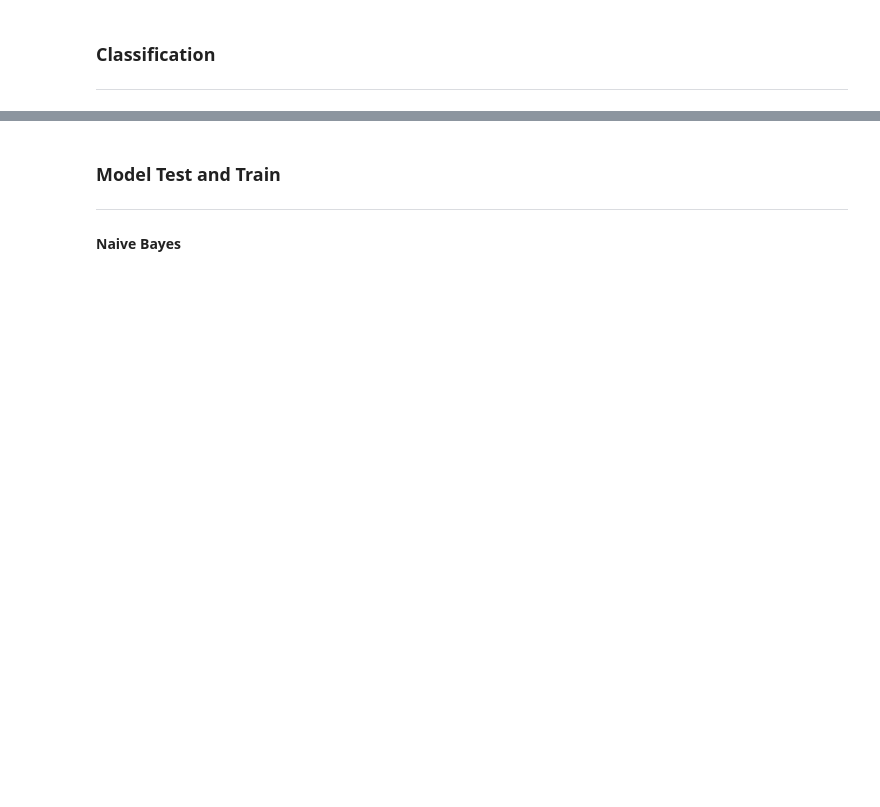
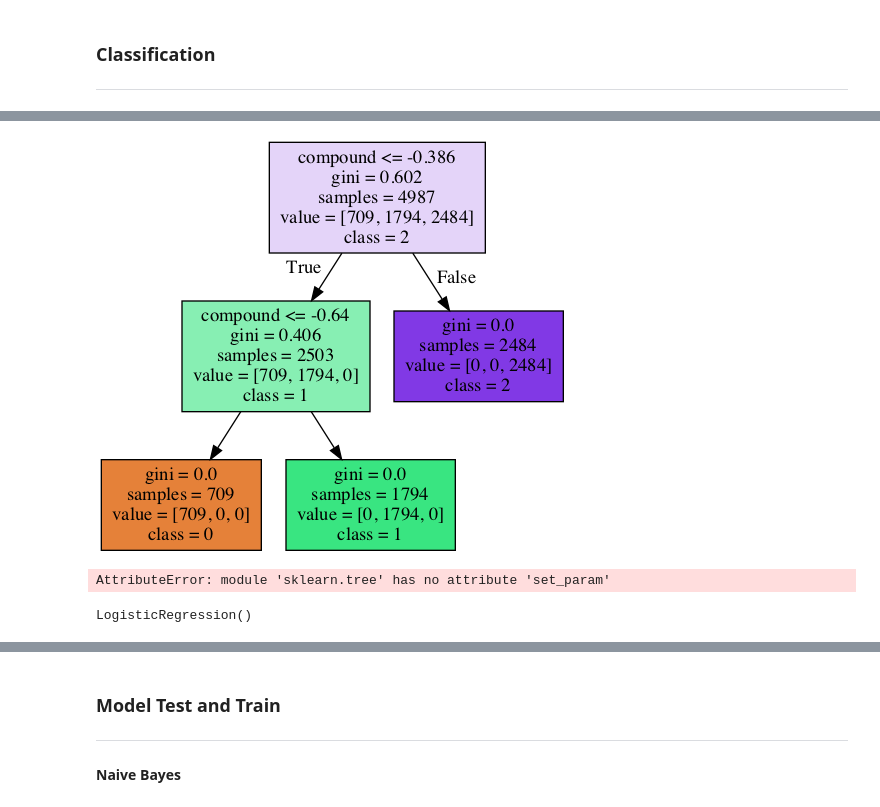
Before and after one commit to Danebob86/EV_Sentiment_Trading, a Jupyter notebook: Twitter_Sentiment_Analysis_V2.ipynb, the cells around one changed output, grey strips where cells are left out. Cells and saved outputs as stored; diff of their text form; code cells hidden in the pictures; blank space fills up the shorter version.

Commit message:
added classification models

```diff
--- a/Twitter_Sentiment_Analysis_V2.ipynb
+++ b/Twitter_Sentiment_Analysis_V2.ipynb
@@ -973,0 +921,3 @@ __________
+# %%
+y = new_df["sentiment"]
+X = new_df.loc[:,(new_df.columns != "sentiment")]
@@ -973,0 +938,10 @@ __________
+# %%
+# # Scaling data
+X_train_scaled = X_scaler.transform(X_train)
+X_test_scaled = X_scaler.transform(X_test)
+# %%
+# # Creating the decision tree classifier instance
+model = tree.DecisionTreeClassifier()
+# %%
+#The model is trained with the scaled training data.
+model = model.fit(X_train_scaled, y_train)
@@ -973,0 +998,26 @@ __________
+# %%
+dot_data = tree.export_graphviz(
+    model, out_file=None, feature_names=X.columns, class_names=["0", "1","2"], filled=True
+)
+
+# Draw graph
+graph = pydotplus.graph_from_dot_data(dot_data)
+
+# Show graph
+Image(graph.create_png())
+
+# The tree is too deep. However, it can be observed that only one subtree grows.
+# This phenomenon occurs when the target classes are imbalanced.
+# Having imbalanced target classes is a common problem in classification machine learning algorithms when there is a disproportionate ratio of observations in each class.
+# %% [output]
+[figure, added]
+# %%
+#run a grid search to find error rates for max_depths ranging 1-30
+grid_param_tree = {'criterion': ['gini', 'entropy'], 'max_depth': range(1, 31)}
+
+tree.set_param(random_state=0)
+
+grid_search_tree = ms.GridSearchCV(tree, grid_param_tree, scoring='accuracy', cv=5, n_jobs=-1, return_train_score=True)
+grid_search_tree.fit(X_train, y_train)
+# %% [output]
+AttributeError: module 'sklearn.tree' has no attribute 'set_param'
@@ -973,0 +1026,13 @@ __________
+# %%
+X_train, X_test, y_train, y_test = train_test_split(X, y, random_state=1, stratify=y)
+
+# Create a Logistic Regression Model
+# Using a logistic regression model, we try to predict the class, purple or yellow, with the coordinates of a point.
+from sklearn.linear_model import LogisticRegression
+
+classifier = LogisticRegression()
+
+# Fit (train) or model using the training data
+classifier.fit(X_train, y_train)
+# %% [output]
+LogisticRegression()
```
Also changed, not shown: parts of 70 cells of this notebook.
